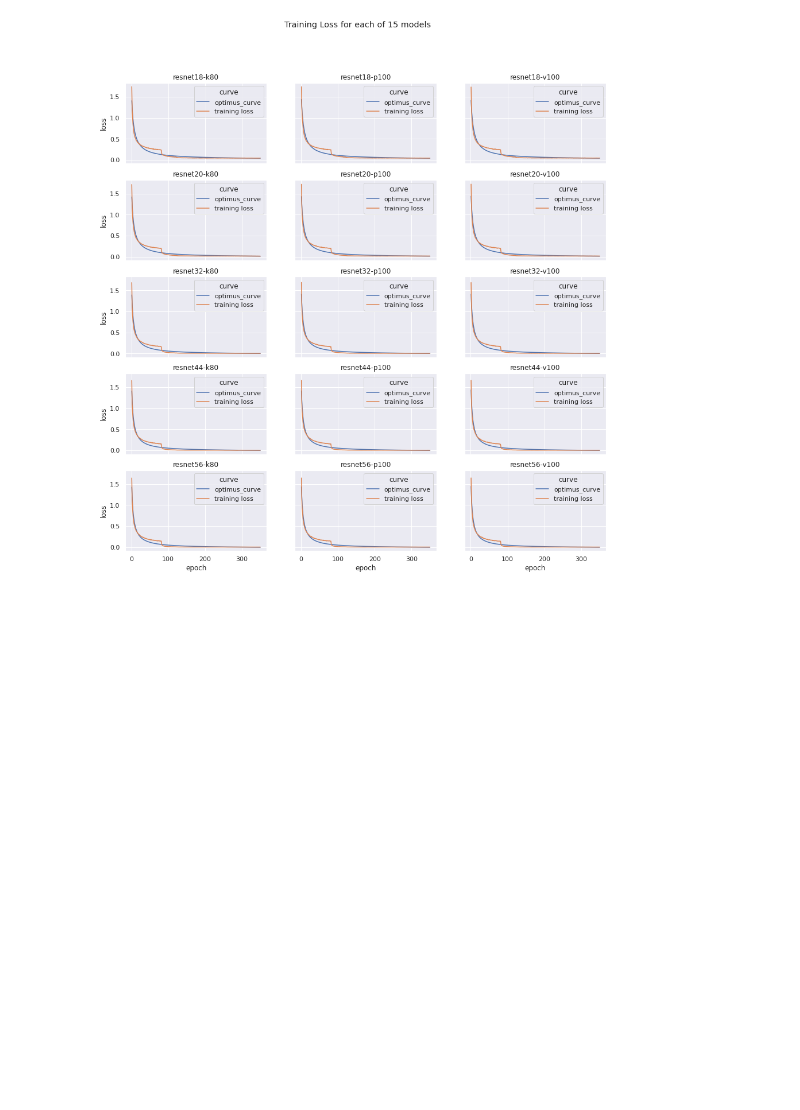
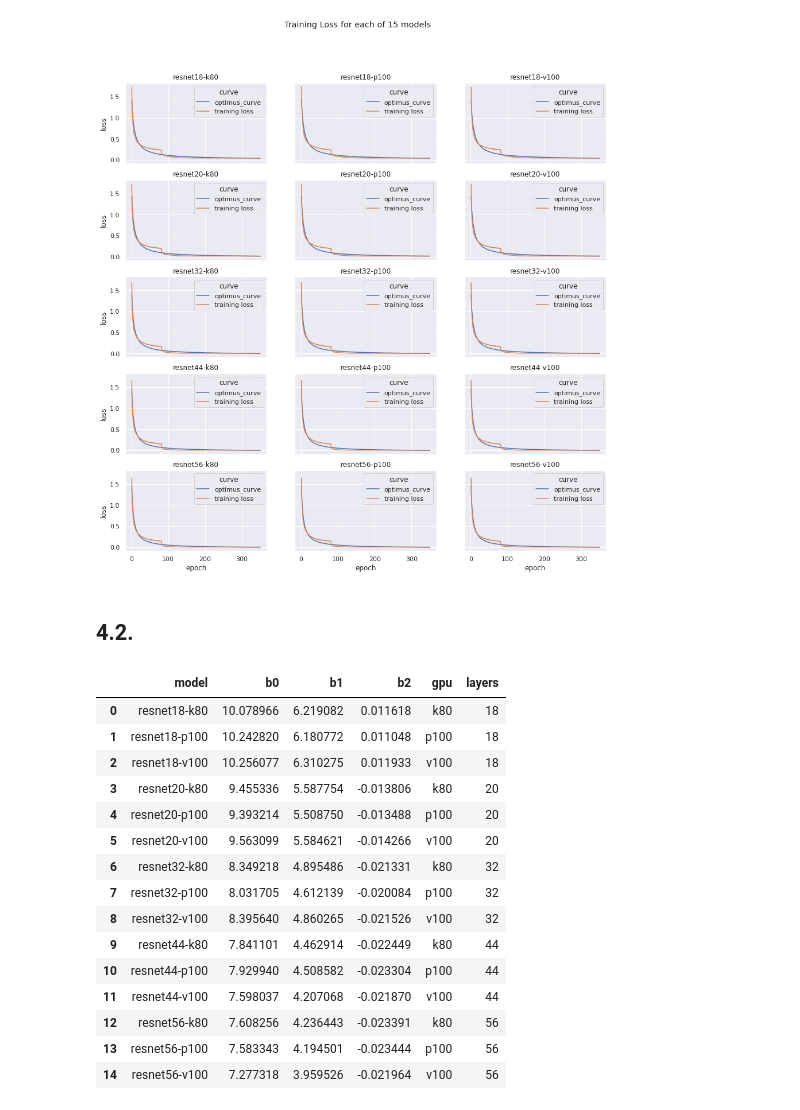
Before and after one commit to joearedmond/coms-dl-sys-optimus, a Jupyter notebook: 4-optimus.ipynb, the cells around one changed output. Cells and saved outputs as stored; diff of their text form; code cells hidden in the pictures; blank space fills up the shorter version.

```diff
--- a/4-optimus.ipynb
+++ b/4-optimus.ipynb
@@ -146,3 +148,33 @@ plt.ylim
 plt.show()
 # %% [output]
 [figure]
+# %% [markdown]
+## 4.2.
+# %%
+optimus_df = pd.DataFrame.from_dict(
+    optimus, orient = 'index', columns = ['b0', 'b1', 'b2'])
+
+optimus_df.index.name = 'model'
+optimus_df.reset_index(inplace = True)
+
+optimus_df['gpu'] = optimus_df['model'].str.partition('-').iloc[:, -1]
+optimus_df['layers'] = optimus_df['model'].str.partition('-').iloc[:, 0].str[-2:].astype(int)
+
+optimus_df
+# %% [output]
+|  | model | b0 | b1 | b2 | gpu | layers |
+| 0 | resnet18-k80 | 10.078966 | 6.219082 | 0.011618 | k80 | 18 |
+| 1 | resnet18-p100 | 10.242820 | 6.180772 | 0.011048 | p100 | 18 |
+| 2 | resnet18-v100 | 10.256077 | 6.310275 | 0.011933 | v100 | 18 |
+| 3 | resnet20-k80 | 9.455336 | 5.587754 | -0.013806 | k80 | 20 |
+| 4 | resnet20-p100 | 9.393214 | 5.508750 | -0.013488 | p100 | 20 |
+| 5 | resnet20-v100 | 9.563099 | 5.584621 | -0.014266 | v100 | 20 |
+| 6 | resnet32-k80 | 8.349218 | 4.895486 | -0.021331 | k80 | 32 |
+| 7 | resnet32-p100 | 8.031705 | 4.612139 | -0.020084 | p100 | 32 |
+| 8 | resnet32-v100 | 8.395640 | 4.860265 | -0.021526 | v100 | 32 |
+| 9 | resnet44-k80 | 7.841101 | 4.462914 | -0.022449 | k80 | 44 |
+| 10 | resnet44-p100 | 7.929940 | 4.508582 | -0.023304 | p100 | 44 |
+| 11 | resnet44-v100 | 7.598037 | 4.207068 | -0.021870 | v100 | 44 |
+| 12 | resnet56-k80 | 7.608256 | 4.236443 | -0.023391 | k80 | 56 |
+| 13 | resnet56-p100 | 7.583343 | 4.194501 | -0.023444 | p100 | 56 |
+| 14 | resnet56-v100 | 7.277318 | 3.959526 | -0.021964 | v100 | 56 |
```
Also changed, not shown: parts of 7 cells of this notebook.
